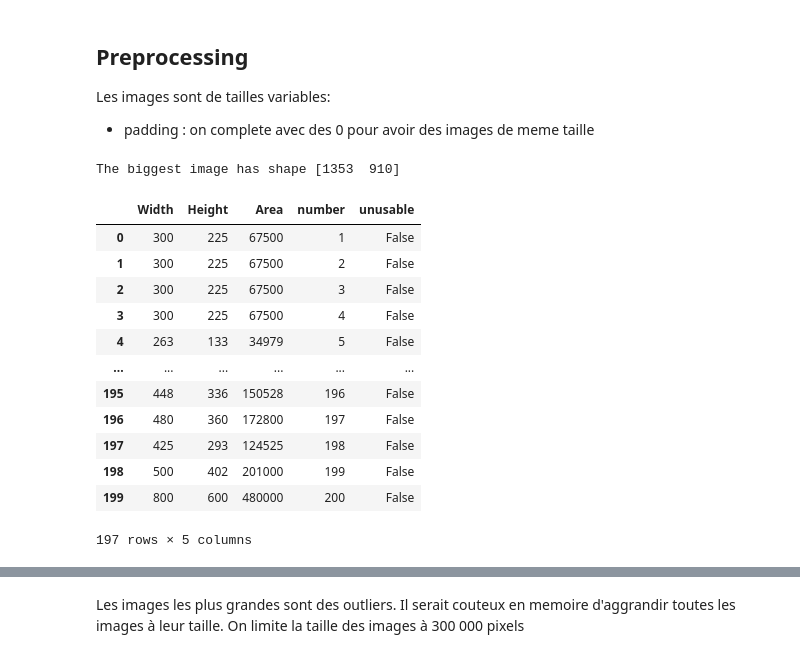
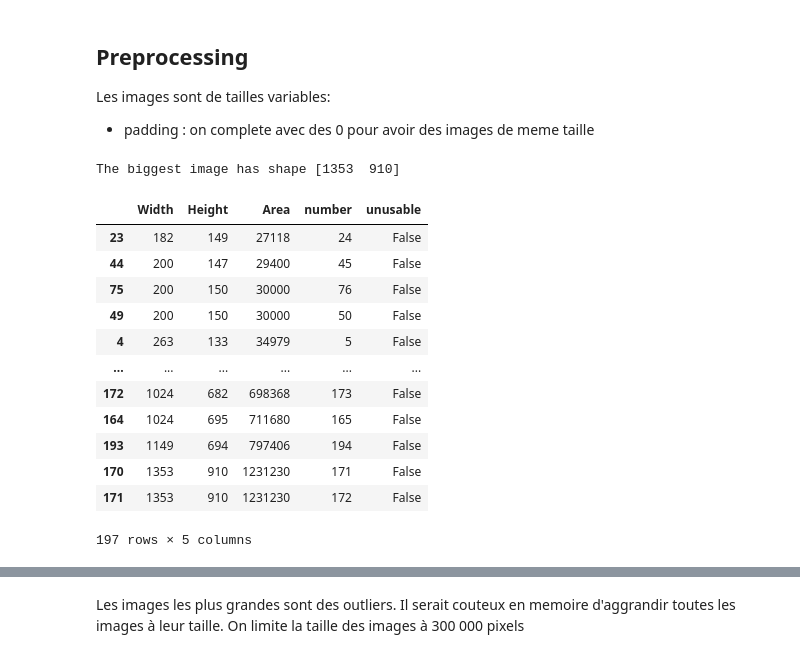
Before and after one commit to AntoineLlg/Instance-Detection-Hoofed-Animals, a Jupyter notebook: preprocessing.ipynb, the cells around one changed output, grey strips where cells are left out. Saved outputs shown, nothing was run; the diff lists cells and outputs as text; code cells hidden in the pictures.

```diff
--- a/preprocessing.ipynb
+++ b/preprocessing.ipynb
@@ -29,23 +29,23 @@ Les images sont de tailles variables:
 # %%
 df = pd.DataFrame({'Width': L[:, 0], 'Height': L[:, 1], 'Area': L[:, 0] * L[:, 1], 'number': L[:, 2], 'unusable': unusable} )
 df.drop(df.loc[df.unusable].index, inplace=True)
 biggest = np.array(df[['Width', 'Height']].max())
 print(f"The biggest image has shape {biggest}")
-df
+df.sort_values('Area')
 # %% [output]
 The biggest image has shape [1353  910]
 |  | Width | Height | Area | number | unusable |
-| 0 | 300 | 225 | 67500 | 1 | False |
-| 1 | 300 | 225 | 67500 | 2 | False |
-| 2 | 300 | 225 | 67500 | 3 | False |
-| 3 | 300 | 225 | 67500 | 4 | False |
+| 23 | 182 | 149 | 27118 | 24 | False |
+| 44 | 200 | 147 | 29400 | 45 | False |
+| 75 | 200 | 150 | 30000 | 76 | False |
+| 49 | 200 | 150 | 30000 | 50 | False |
 | 4 | 263 | 133 | 34979 | 5 | False |
 | ... | ... | ... | ... | ... | ... |
-| 195 | 448 | 336 | 150528 | 196 | False |
-| 196 | 480 | 360 | 172800 | 197 | False |
-| 197 | 425 | 293 | 124525 | 198 | False |
-| 198 | 500 | 402 | 201000 | 199 | False |
-| 199 | 800 | 600 | 480000 | 200 | False |
+| 172 | 1024 | 682 | 698368 | 173 | False |
+| 164 | 1024 | 695 | 711680 | 165 | False |
+| 193 | 1149 | 694 | 797406 | 194 | False |
+| 170 | 1353 | 910 | 1231230 | 171 | False |
+| 171 | 1353 | 910 | 1231230 | 172 | False |
 197 rows × 5 columns
 # %%
 plt.style.use('ggplot')
```
Also changed, not shown: parts of 11 cells of this notebook, 6 other files.
